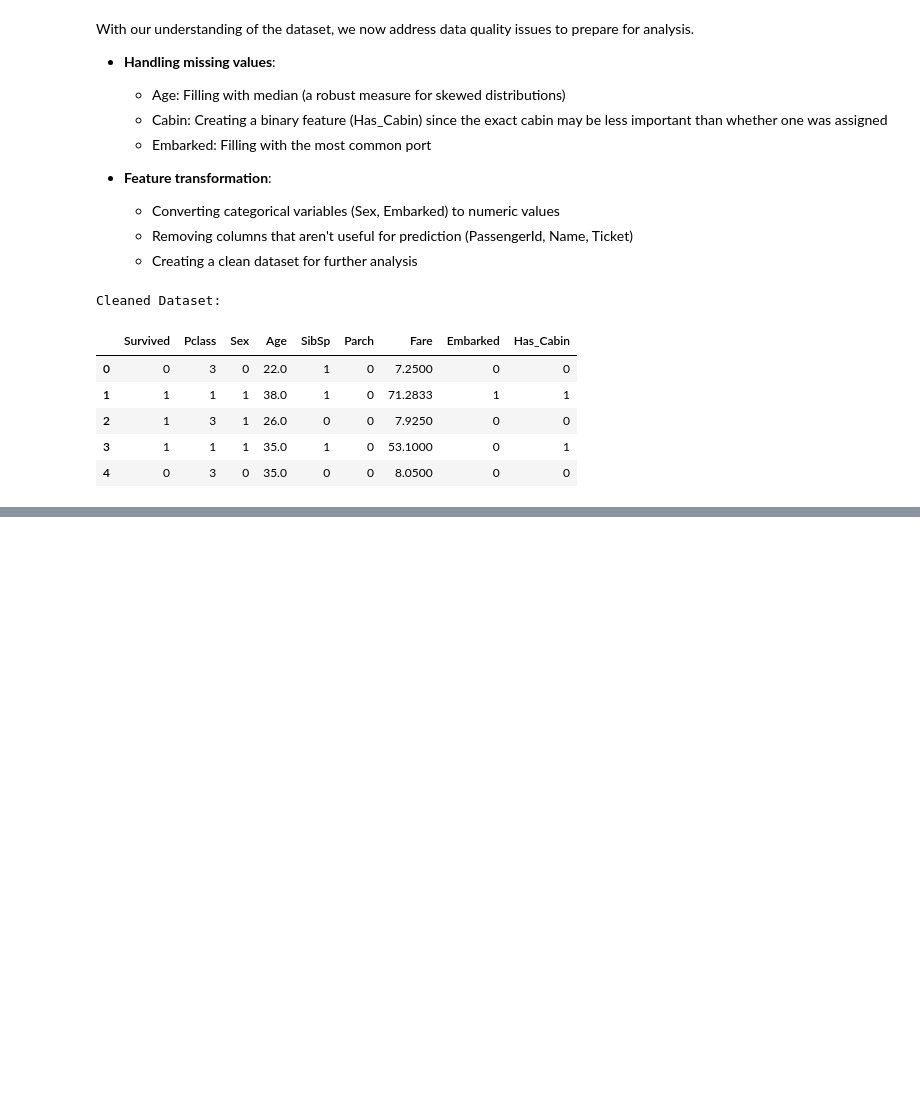
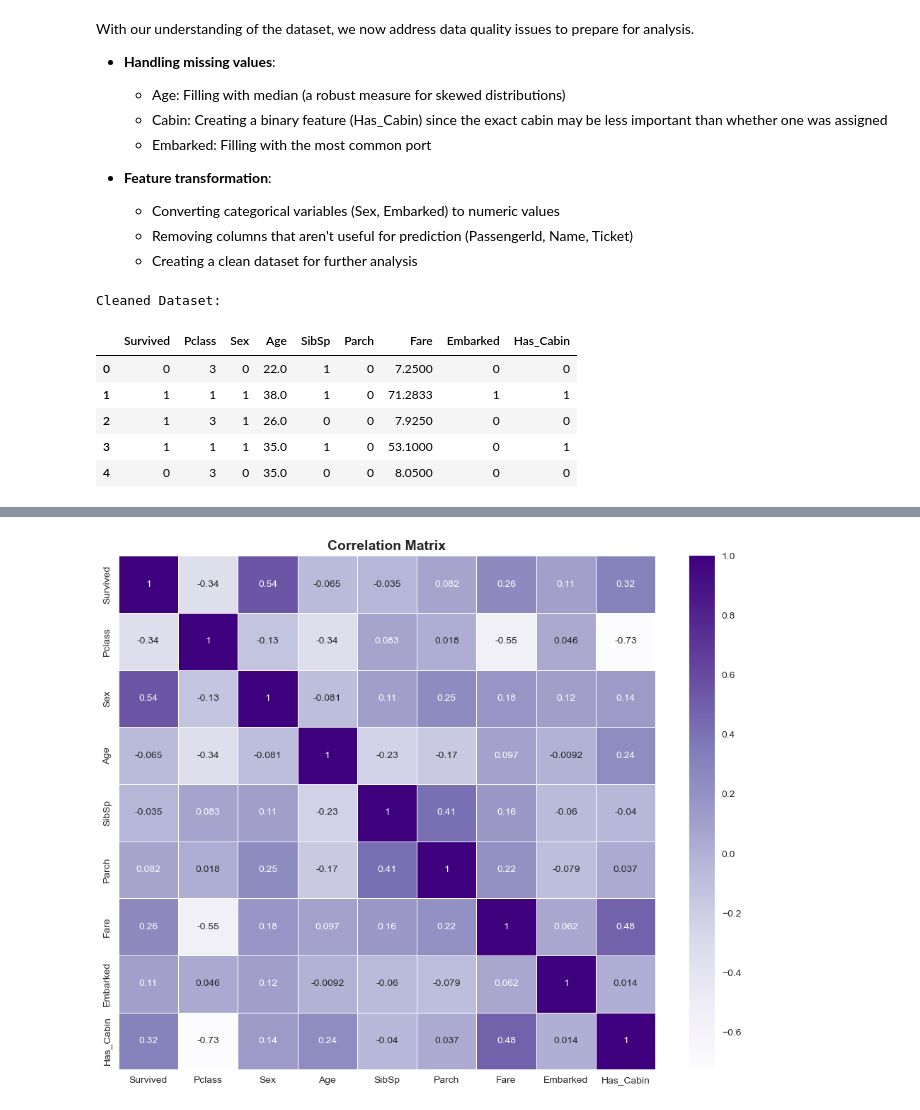
Before and after one commit to mayarelsayed-01/codealpha_tasks, a Jupyter notebook: CodeAlpha_Titanic_Classification/titanic_classification.ipynb, the cells around one changed output, grey strips where cells are left out. Saved outputs shown, nothing was run; the diff lists cells and outputs as text; code cells hidden in the pictures; blank space fills up the shorter version.

```diff
--- a/CodeAlpha_Titanic_Classification/titanic_classification.ipynb
+++ b/CodeAlpha_Titanic_Classification/titanic_classification.ipynb
@@ -130,0 +180,10 @@ Cleaned Dataset:
+# %%
+# Correlation matrix
+plt.figure(figsize=(10, 8))
+correlation_matrix = clean_df.corr()
+sns.heatmap(correlation_matrix, annot=True, cmap='Purples', linewidths=0.5)
+plt.title('Correlation Matrix', fontsize=14, fontweight='bold')
+plt.tight_layout()
+plt.show()
+# %% [output]
+[figure, added]
```
Also changed, not shown: parts of 7 cells of this notebook.
